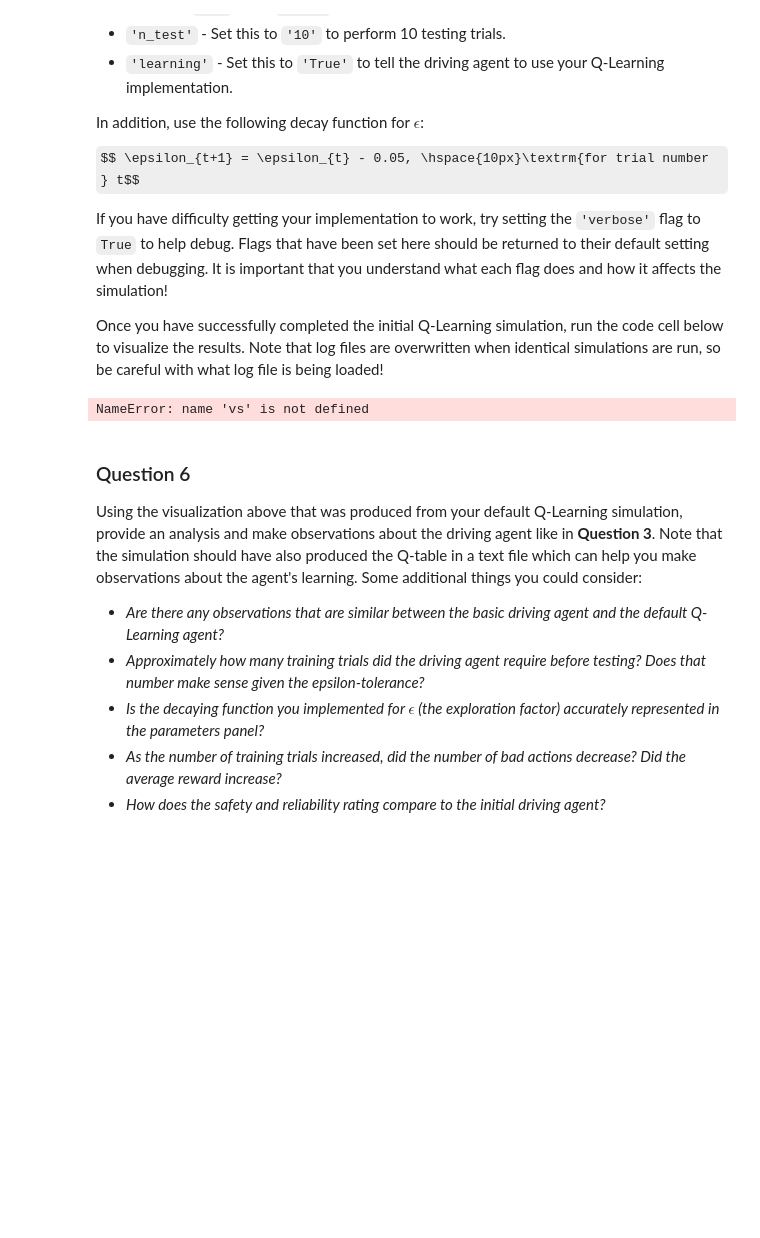
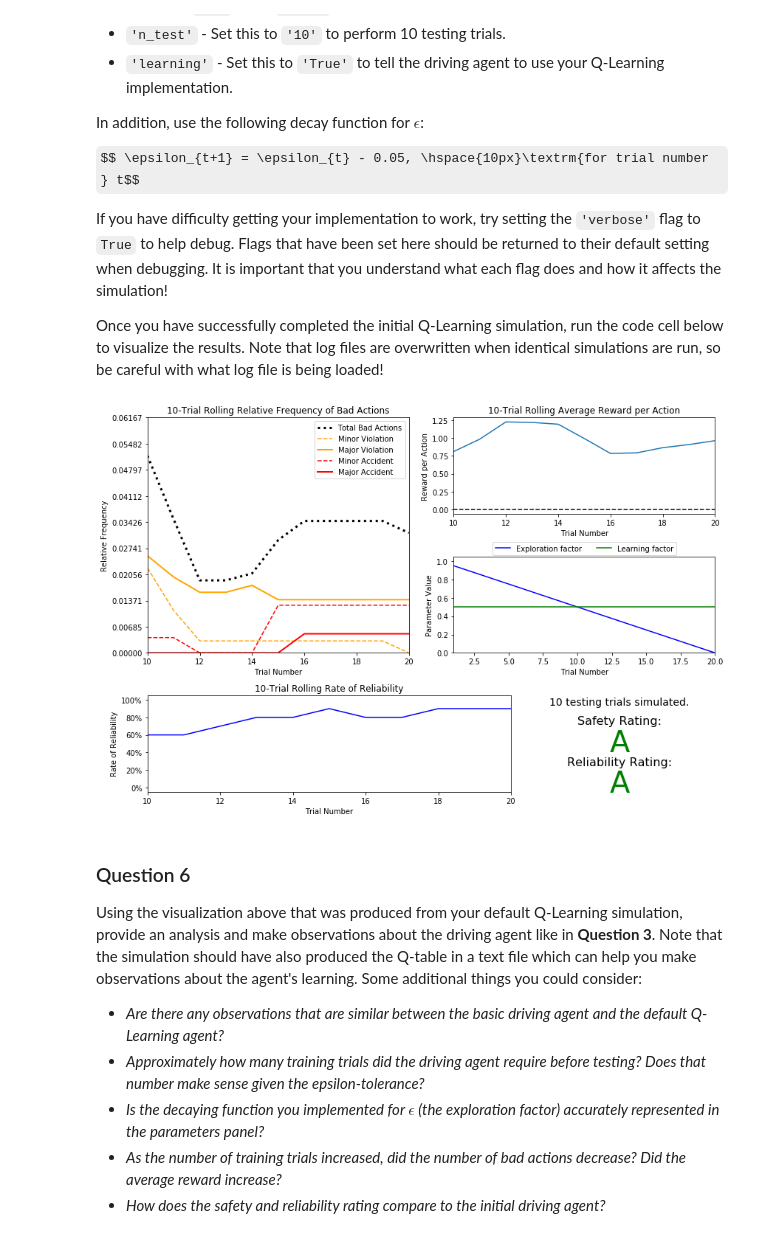
Before and after one commit to liam-august-h/machine-learning, a Jupyter notebook: projects/smartcab/smartcab.ipynb, the cells around one changed output. Saved outputs shown, nothing was run; the diff lists cells and outputs as text; code cells hidden in the pictures; some formulas as TeX source; blank space fills up the shorter version.

```diff
--- a/projects/smartcab/smartcab.ipynb
+++ b/projects/smartcab/smartcab.ipynb
@@ -194,9 +190,9 @@ If you have difficulty getting your implementation to work, try setting the `'ve
 Once you have successfully completed the initial Q-Learning simulation, run the code cell below to visualize the results. Note that log files are overwritten when identical simulations are run, so be careful with what log file is being loaded!
 # %%
 # Load the 'sim_default-learning' file from the default Q-Learning simulation
-vs.plot_trials('sim_default-learning_11121440.csv')
+vs.plot_trials('sim_default-learning.csv')
 # %% [output]
-NameError: name 'vs' is not defined
+[figure, added]
 # %% [markdown]
 ### Question 6
 Using the visualization above that was produced from your default Q-Learning simulation, provide an analysis and make observations about the driving agent like in **Question 3**. Note that the simulation should have also produced the Q-table in a text file which can help you make observations about the agent's learning. Some additional things you could consider:
```
Also changed, not shown: parts of 5 cells of this notebook, 7 other files.
